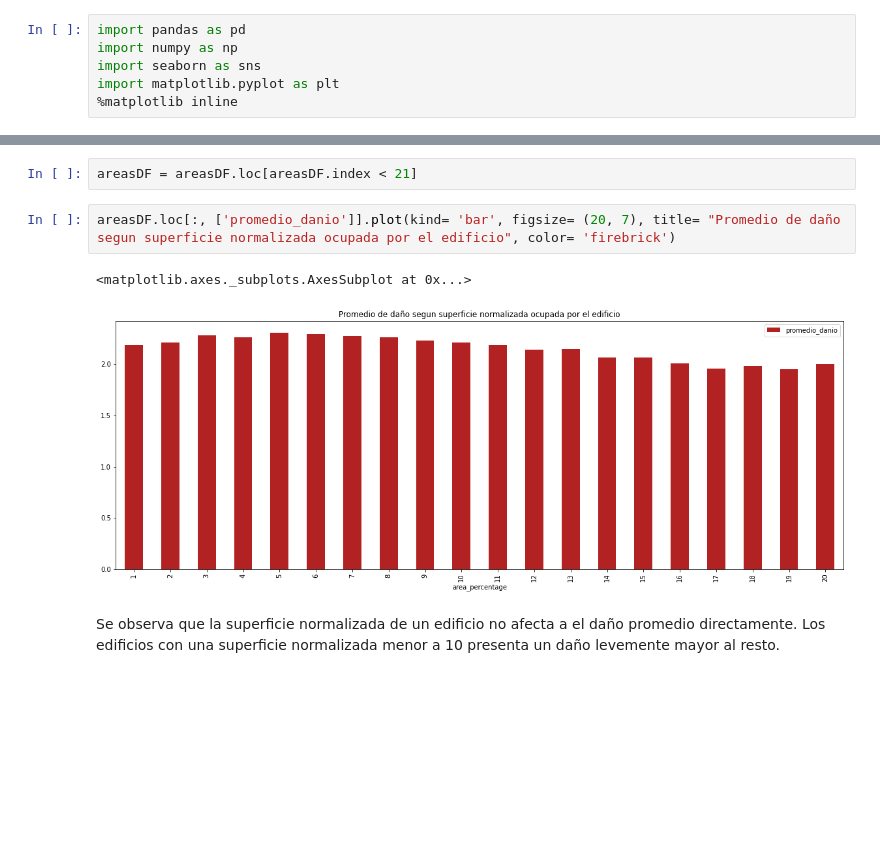
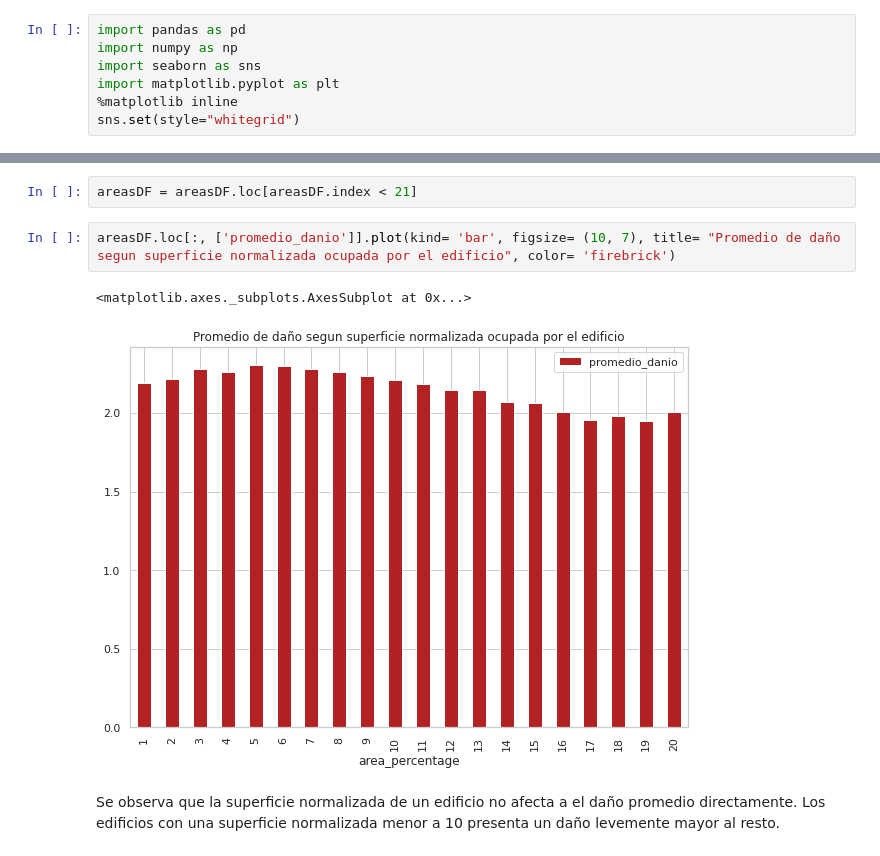
Before and after one commit to SBen-IV/TP-OrgaDeDatos, a Jupyter notebook: TP1/analisis_dimensiones_estructuras.ipynb, the cells around one changed output, grey strips where cells are left out. Cells and saved outputs as stored; diff of their text form; blank space fills up the shorter version.

```diff
--- a/TP1/analisis_dimensiones_estructuras.ipynb
+++ b/TP1/analisis_dimensiones_estructuras.ipynb
@@ -33,6 +33,7 @@ import numpy as np
 import seaborn as sns
 import matplotlib.pyplot as plt
 %matplotlib inline
+sns.set(style="whitegrid")
 # %%
 id = '1xRTGPvaCuxk6DSGAQgU0tu9dXscvnIc3'
 downloaded = drive.CreateFile({'id': id})
@@ -274,10 +276,10 @@ Observamos que se tiene escaza muestra para edificios con superficie normalizada
 # %%
 areasDF = areasDF.loc[areasDF.index < 21]
 # %%
-areasDF.loc[:, ['promedio_danio']].plot(kind= 'bar', figsize= (20, 7), title= "Promedio de daño segun superficie normalizada ocupada por el edificio", color= 'firebrick')
+areasDF.loc[:, ['promedio_danio']].plot(kind= 'bar', figsize= (10, 7), title= "Promedio de daño segun superficie normalizada ocupada por el edificio", color= 'firebrick')
 # %% [output]
 <matplotlib.axes._subplots.AxesSubplot at 0x...>
-[figure, old version]
+[figure, new version]
 # %% [markdown]
 Se observa que la superficie normalizada de un edificio no afecta a el daño promedio directamente. Los edificios con una superficie normalizada menor a 10 presenta un daño levemente mayor al resto.
 # %% [markdown]
```
Also changed, not shown: parts of 60 cells of this notebook.
